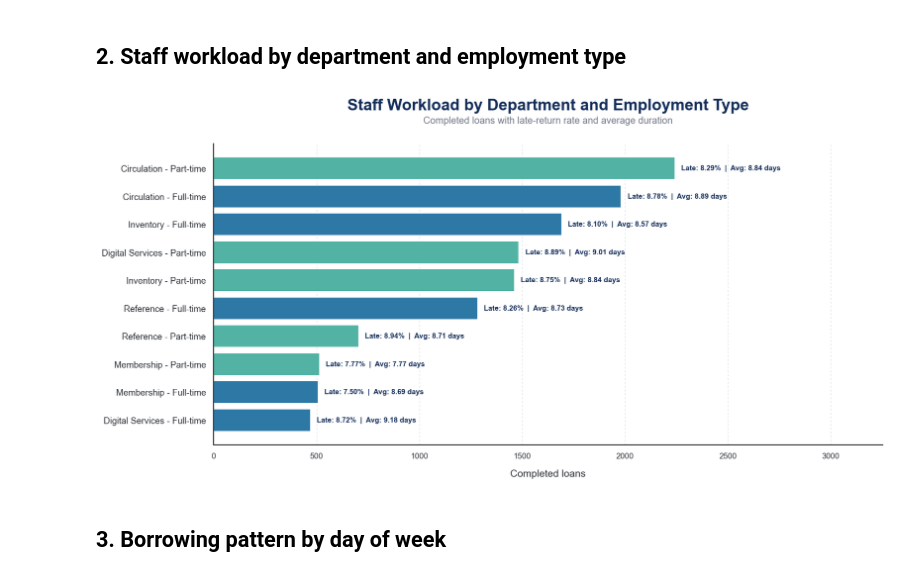
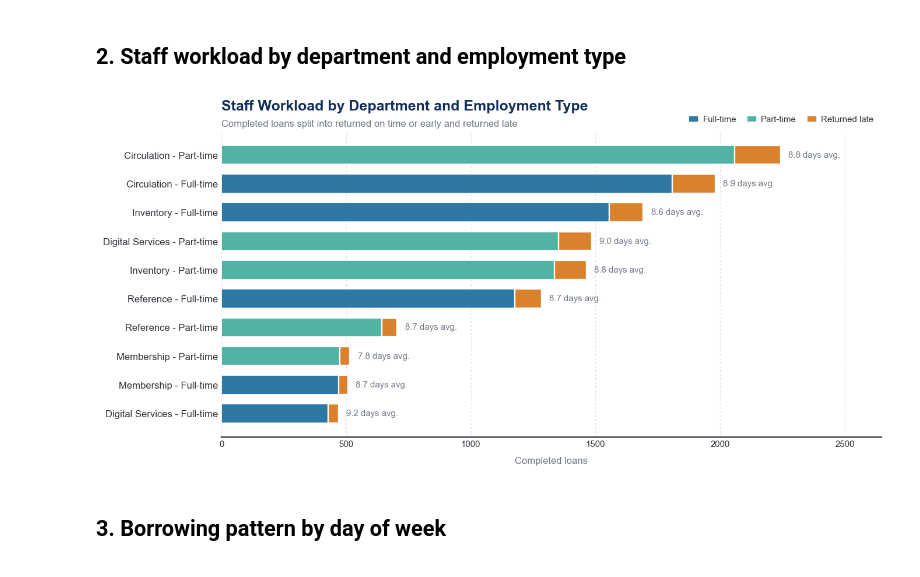
Before and after one commit to pufferfish3e/data-engineering-ca2, a Jupyter notebook: analysis/dw_insights_graphs.ipynb, the cells around one changed output. Saved outputs shown, nothing was run; the diff lists cells and outputs as text; code cells hidden in the pictures.

```diff
--- a/analysis/dw_insights_graphs.ipynb
+++ b/analysis/dw_insights_graphs.ipynb
@@ -7,12 +7,14 @@ from pathlib import Path
 import pandas as pd
 import matplotlib.pyplot as plt
 import seaborn as sns
+from matplotlib.patches import Patch
 
 # Shared visual design based on the reference chart.
 NAVY = '#142E5A'
 TEXT = '#30343B'
 MUTED = '#737987'
 GRID = '#D9DEE7'
+LATE = '#D9822B'
 PALETTE = ['#A8DDB5', '#7BCBA7', '#52B3A5', '#2F97AD', '#2D78A5', '#315B96']
 
 sns.set_theme(style='white', context='notebook', font_scale=1.05, palette=PALETTE)
@@ -37,6 +39,19 @@ def style_chart(ax, title, subtitle, xlabel='', ylabel='', grid_axis='both'):
     ax.set_axisbelow(True)
     sns.despine(ax=ax)
 
+# Tighter dashboard variant: left-aligned heading, one grid axis, no side spines.
+def style_dashboard(ax, title, subtitle, xlabel='', ylabel='', grid_axis='y'):
+    ax.set_title(title, fontsize=15, fontweight='bold', color=NAVY, loc='left', pad=22)
+    ax.text(0, 1.01, subtitle, transform=ax.transAxes, ha='left', va='bottom',
+            fontsize=10, color=MUTED)
+    ax.set_xlabel(xlabel, fontsize=10, color=MUTED, labelpad=8)
+    ax.set_ylabel(ylabel, fontsize=10, color=MUTED, labelpad=8)
+    ax.grid(True, axis=grid_axis, color=GRID, linewidth=0.7,
+            linestyle=(0, (3, 3)), alpha=0.9)
+    ax.set_axisbelow(True)
+    ax.tick_params(labelsize=9, length=0)
+    sns.despine(ax=ax, left=True)
+
 def style_panel(ax, title, xlabel='', ylabel='', grid_axis='x'):
     ax.set_title(title, fontsize=14, fontweight='bold', color=NAVY, pad=12)
     ax.set_xlabel(xlabel, labelpad=10)
@@ -176,27 +197,39 @@ plt.show()
 ## 2. Staff workload by department and employment type
 # %%
 staff_plot = staff_workload.sort_values('CompletedLoans').copy()
+staff_plot['Label'] = staff_plot['Department'] + ' - ' + staff_plot['EmploymentType']
+
+# Split each bar into the on-time or early portion and the late portion.
+staff_plot['LateLoans'] = (staff_plot['CompletedLoans'] * staff_plot['LateReturnRatePct'] / 100).round()
+staff_plot['EarlyLoans'] = staff_plot['CompletedLoans'] - staff_plot['LateLoans']
+
 type_colours = {'Full-time': PALETTE[4], 'Part-time': PALETTE[2]}
-staff_plot['Label'] = staff_plot['Department'] + ' - ' + staff_plot['EmploymentType']
-fig, ax = plt.subplots(figsize=(14, 7))
-bars = ax.barh(staff_plot['Label'],
-               staff_plot['CompletedLoans'],
-               color=staff_plot['EmploymentType'].map(type_colours))
-for bar, (_, row) in zip(bars, staff_plot.iterrows()):
-    ax.annotate(f"Late: {row['LateReturnRatePct']:.2f}%  |  Avg: {row['AvgLoanDurationDays']:.2f} days",
-                (bar.get_width(), bar.get_y() + bar.get_height()/2),
-                xytext=(8, 0), textcoords='offset points', va='center',
-                fontsize=9, fontweight='bold', color=NAVY)
-style_chart(ax, 'Staff Workload by Department and Employment Type',
-            'Completed loans with late-return rate and average duration',
-            xlabel='Completed loans', grid_axis='x')
-ax.set_xlim(0, staff_plot['CompletedLoans'].max() * 1.45)
-ax.tick_params(axis='y', labelsize=11)
-ax.tick_params(axis='x', labelsize=10)
+fig, ax = plt.subplots(figsize=(11.5, 5.6))
+ax.barh(staff_plot['Label'], staff_plot['EarlyLoans'], height=0.66,
+        color=staff_plot['EmploymentType'].map(type_colours))
+ax.barh(staff_plot['Label'], staff_plot['LateLoans'], left=staff_plot['EarlyLoans'],
+        height=0.66, color=LATE, edgecolor='white', linewidth=1.4)
+
+# Average duration is the only end label now that late share is shown in the bar.
+for position, (_, row) in enumerate(staff_plot.iterrows()):
+    ax.annotate(f"{row['AvgLoanDurationDays']:.1f} days avg.",
+                (row['CompletedLoans'], position), xytext=(8, 0),
+                textcoords='offset points', va='center', fontsize=9, color=MUTED)
+
+style_dashboard(ax, 'Staff Workload by Department and Employment Type',
+                'Completed loans split into returned on time or early and returned late',
+                xlabel='Completed loans', grid_axis='x')
+ax.set_xlim(0, staff_plot['CompletedLoans'].max() * 1.18)
+ax.tick_params(axis='y', labelsize=10)
+ax.legend(handles=[Patch(facecolor=PALETTE[4], label='Full-time'),
+                   Patch(facecolor=PALETTE[2], label='Part-time'),
+                   Patch(facecolor=LATE, label='Returned late')],
+          ncol=3, frameon=False, loc='lower right', bbox_to_anchor=(1, 1.0),
+          fontsize=9, handlelength=1.1, handletextpad=0.5, columnspacing=1.2)
 fig.tight_layout()
 plt.show()
 # %% [output]
-[figure, old version]
+[figure, new version]
 # %% [markdown]
 ## 3. Borrowing pattern by day of week
 # %%
```
Also changed, not shown: parts of 1 cell of this notebook.
